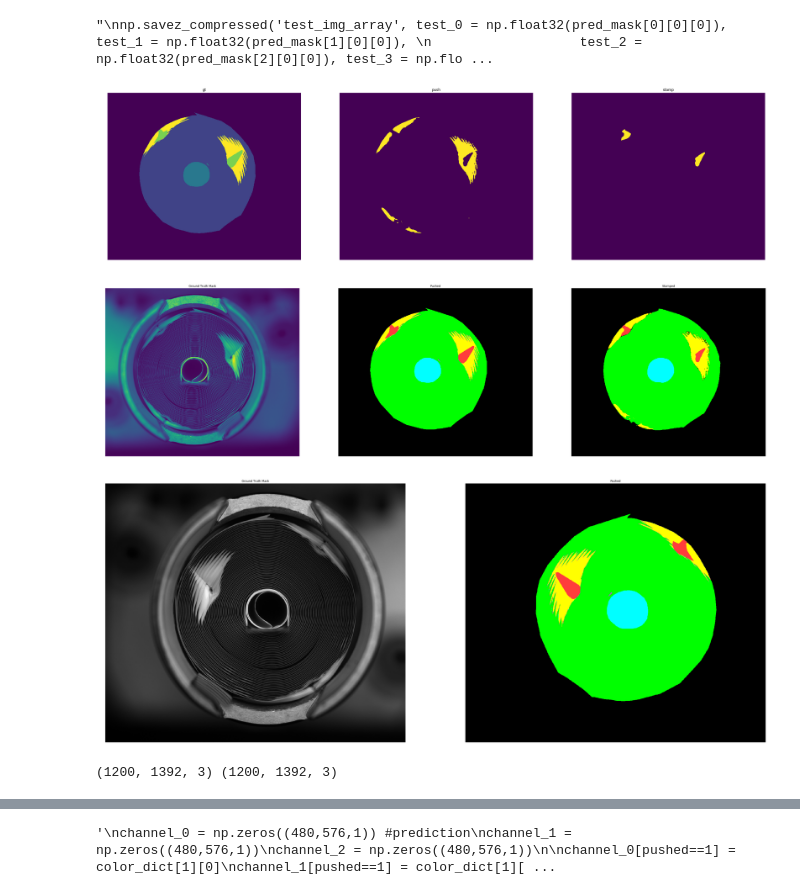
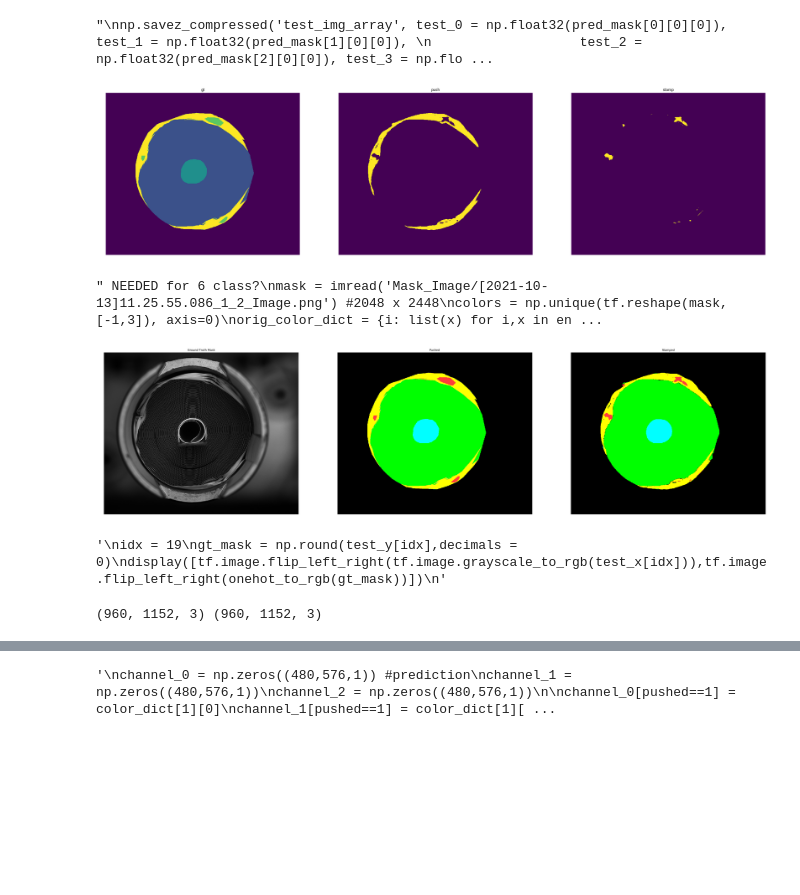
Before and after one commit to jhk0429/Segmentation_project, a Jupyter notebook: Inference_combined_5class.ipynb, the cells around one changed output, grey strips where cells are left out. Drawn from its saved outputs; the diff is of its cells as text; code cells hidden in the pictures; blank space fills up the shorter version.

```diff
--- a/Inference_combined_5class.ipynb
+++ b/Inference_combined_5class.ipynb
@@ -41,3 +40,5 @@ IMG_SIZE = (1200, 1392)
+# %%
+IMG_SIZE = (960, 1152)
 # %%
 def display(display_list, idx=None, only_inference=False, fig_size=15, title=['Ground Truth Mask', 'Pushed', 'Stamped']):
     """
@@ -209,7 +210,7 @@ for idx,image in enumerate(tqdm(img_loc)):
     n = tf.cast(n, tf.float32) / 255.0
     image = tf.image.resize(n, IMG_SIZE) #960,1152
 
-    image = tf.image.rgb_to_grayscale(image)
+    #image = tf.image.rgb_to_grayscale(image)
     image = tf.image.flip_left_right(image)
 
     image = tf.expand_dims(image,0)
@@ -259,7 +260,7 @@ for img in glob.glob("Original_Image/*.png"):
     n = cv2.imread(img)
     n = tf.cast(n, tf.float32) / 255.0
     n = tf.image.resize(n, IMG_SIZE) #960,1152
-    n = tf.image.rgb_to_grayscale(n)
+    #n = tf.image.rgb_to_grayscale(n)
 
     n = tf.image.flip_left_right(n)
 
@@ -270,6 +271,9 @@ for img in glob.glob("Original_Image/*.png"):
 
     #MASK
     y = imread(dir+file_name) # imread(dir+file_name+".png")
+
+    cc = cv2.inRange(y, (.99, 0, .99), (1,0,1))
+    y[cc != 0] = [0,1,0]
 
     #dir = "/".join(img.split("/")[:-1]) + "/new_gt_mask/"
     #file_name = img.split("/")[-1].split('.')[0]
@@ -309,19 +313,18 @@ np.savez_compressed('test_img_array', test_0 = np.float32(pred_mask[0][0][0]), t
 # %% [output]
 "\nnp.savez_compressed('test_img_array', test_0 = np.float32(pred_mask[0][0][0]), test_1 = np.float32(pred_mask[1][0][0]), \n                   test_2 = np.float32(pred_mask[2][0][0]), test_3 = np.flo ...
 # %%
-idx = 19
+idx = 11
 
 pred = np.float32(pred_mask[idx][0][0])
 
 ex = np.round(pred) # ex = H,W,5
-# 0 bg, 1 Circle 2 hole 3 small 4 stamp 5 psuhed
+# 0 bg, 1 Circle 2 hole 3 stamp 4 psuhed
 
 circle = tf.expand_dims(ex[:,:,1], -1)
-pushed = tf.expand_dims(ex[:,:,5], -1) # stamped = H,W,1
+pushed = tf.expand_dims(ex[:,:,4], -1)
 bg = tf.expand_dims(ex[:,:,0], -1)
 hole = tf.expand_dims(ex[:,:,2], -1)
-stamped = tf.expand_dims(ex[:,:,4], -1)
-small = tf.expand_dims(ex[:,:,3], -1)
+stamped = tf.expand_dims(ex[:,:,3], -1)
 
 #bg = 0, pushed = 1, stamped = 2, circle = 3
 
@@ -330,4 +333,12 @@ gt_mask = np.round(test_y[idx],decimals = 0)
 
 display([gt_mask, pushed, stamped], fig_size=40, title=['gt','push','stamp'])
 # %% [output]
-[figure, old version]
+[figure, new version]
+# %%
+""" NEEDED for 6 class?
+mask = imread('Mask_Image/[2021-10-13]11.25.55.086_1_2_Image.png') #2048 x 2448
+colors = np.unique(tf.reshape(mask,[-1,3]), axis=0)
+orig_color_dict = {i: list(x) for i,x in enumerate(colors)}
+"""
+# %% [output]
+" NEEDED for 6 class?\nmask = imread('Mask_Image/[2021-10-13]11.25.55.086_1_2_Image.png') #2048 x 2448\ncolors = np.unique(tf.reshape(mask,[-1,3]), axis=0)\norig_color_dict = {i: list(x) for i,x in en ...
@@ -334,54 +384,50 @@ display([gt_mask, pushed, stamped], fig_size=40, title=['gt','push','stamp'])
 # %%
 channel_0 = np.zeros(IMG_SIZE+(1,)) #prediction
 channel_1 = np.zeros(IMG_SIZE+(1,))
 channel_2 = np.zeros(IMG_SIZE+(1,))
 
-# 0 bg, 1 Circle 2 hole 3 small 4 stamp 5 psuhed
+# 0 bg, 1 Circle 2 hole 3 stamp 4 psuhed
 
-channel_0[pushed==1] = orig_color_dict[5][0]
-channel_1[pushed==1] = orig_color_dict[5][1]
-channel_2[pushed==1] = orig_color_dict[5][2]
+channel_0[pushed==1] = color_dict[4][0]
+channel_1[pushed==1] = color_dict[4][1]
+channel_2[pushed==1] = color_dict[4][2]
 
-channel_0[circle==1] = orig_color_dict[1][0]
-channel_1[circle==1] = orig_color_dict[1][1]
-channel_2[circle==1] = orig_color_dict[1][2]
+channel_0[circle==1] = color_dict[1][0]
+channel_1[circle==1] = color_dict[1][1]
+channel_2[circle==1] = color_dict[1][2]
 
-channel_0[stamped==1] = orig_color_dict[4][0]
-channel_1[stamped==1] = orig_color_dict[4][1]
-channel_2[stamped==1] = orig_color_dict[4][2]
+channel_0[stamped==1] = color_dict[3][0]
+channel_1[stamped==1] = color_dict[3][1]
+channel_2[stamped==1] = color_dict[3][2]
 
-channel_0[bg==1] = orig_color_dict[0][0]
-channel_1[bg==1] = orig_color_dict[0][1]
-channel_2[bg==1] = orig_color_dict[0][2]
+channel_0[bg==1] = color_dict[0][0]
+channel_1[bg==1] = color_dict[0][1]
+channel_2[bg==1] = color_dict[0][2]
 
-channel_0[hole==1] = orig_color_dict[2][0]
-channel_1[hole==1] = orig_color_dict[2][1]
-channel_2[hole==1] = orig_color_dict[2][2]
-
-channel_0[small==1] = orig_color_dict[3][0]
-channel_1[small==1] = orig_color_dict[3][0]
-channel_2[small==1] = orig_color_dict[3][2]
+channel_0[hole==1] = color_dict[2][0]
+channel_1[hole==1] = color_dict[2][1]
+channel_2[hole==1] = color_dict[2][2]
 
 com = tf.concat([channel_0, channel_1, channel_2], -1)
 
 display([test_x[idx],onehot_to_rgb(gt_mask), com],fig_size=50)
+#display(com, idx=idx, only_inference=True)
 # %% [output]
-[figure, old version]
+[figure, new version]
 # %%
+"""
 idx = 19
-
-
 gt_mask = np.round(test_y[idx],decimals = 0)
-
-display([tf.image.flip_left_right(tf.image.grayscale_to_rgb(test_x[idx])),tf.image.flip_left_right(onehot_to_rgb(gt_mask))], fig_size=50)
+display([tf.image.flip_left_right(tf.image.grayscale_to_rgb(test_x[idx])),tf.image.flip_left_right(onehot_to_rgb(gt_mask))])
+"""
 # %% [output]
-[figure, removed]
+'\nidx = 19\ngt_mask = np.round(test_y[idx],decimals = 0)\ndisplay([tf.image.flip_left_right(tf.image.grayscale_to_rgb(test_x[idx])),tf.image.flip_left_right(onehot_to_rgb(gt_mask))])\n'
 # %%
-img1 = np.array(tf.image.grayscale_to_rgb(test_x[idx]),np.float64)
+img1 = np.array(test_x[idx],np.float64)
 img2 = np.array(com, np.float64)
 print(img1.shape, img2.shape)
 # %% [output]
-(1200, 1392, 3) (1200, 1392, 3)
+(960, 1152, 3) (960, 1152, 3)
 # %%
 alpha = 0.7
 
```
Also changed, not shown: parts of 17 cells of this notebook, 1 other file.
